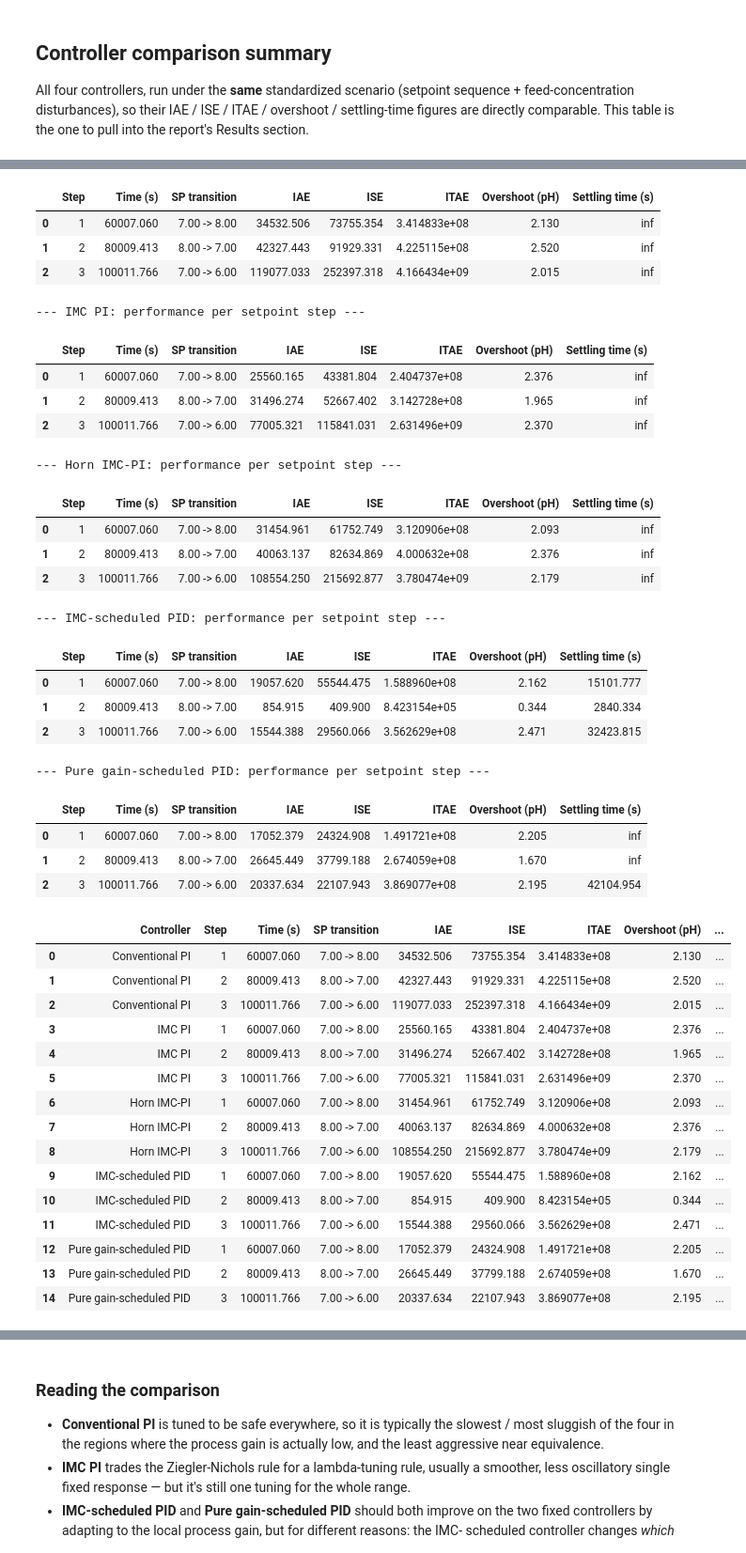
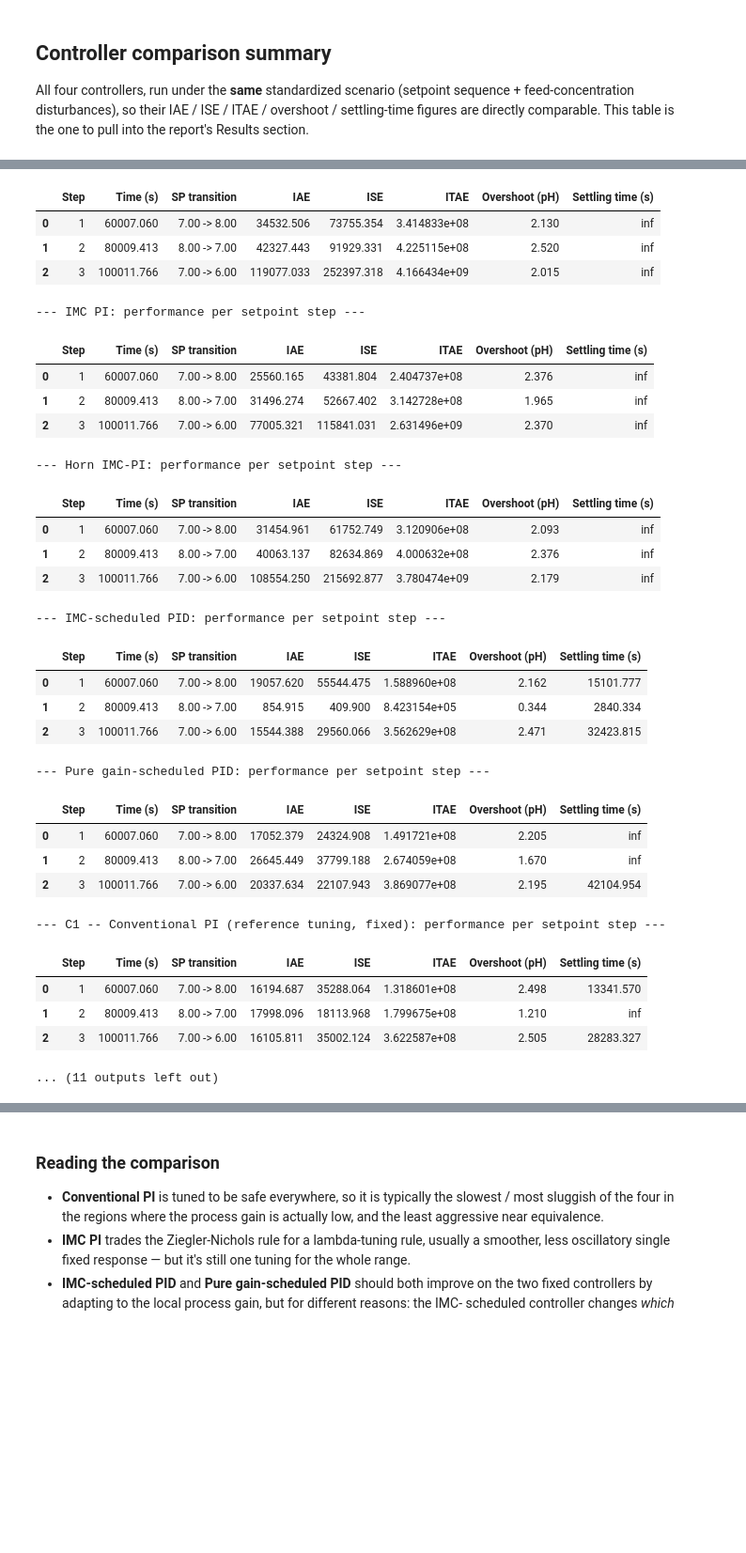
Before and after one commit to 1Abosh/Claude, a Jupyter notebook: Lab_Scale_CSTR_Simulation_2_corrected.ipynb, the cells around one changed output, grey strips where cells are left out. Shown at 94% size. Cells and saved outputs as stored; diff of their text form; code cells hidden in the pictures; blank space fills up the shorter version.

```diff
--- a/Lab_Scale_CSTR_Simulation_2_corrected.ipynb
+++ b/Lab_Scale_CSTR_Simulation_2_corrected.ipynb
@@ -1168,0 +1396,14 @@ survey uncited despite sitting in the project's own reference library.
+# %%
+# ============================================================
+# DESIGN RULES (Section 2) -- reused identically by all six controllers below
+# ============================================================
+
+def pi_reference(Ku_val, Pu_val, f):
+    """Ziegler-Nichols-family reference tuning from the ultimate gain/period. Returns
+    (Kc, Ti, Td); Td is always 0 -- PI only, matching every other reference-tuned/fixed
+    controller in this notebook."""
+    return f * Ku_val, 2.0 * Pu_val, 0.0
+
+REFERENCE_TUNING_F_DEFAULT = 0.2
+IMC_LAMBDA_K_DEFAULT = 2.25   # == LAMBDA_MULTIPLIER above, named again here so this
+                              # section's rule statement is self-contained
@@ -1168,0 +1922,25 @@ survey uncited despite sitting in the project's own reference library.
+# %%
+# Process gain and loop gain vs. pH -- the 3-reference schedules (C2, C4) should show a
+# sharp loop-gain spike sitting directly over the equivalence point (pH ~7), which the
+# 5-reference schedules (C2b, C4b) resolve by adding breakpoints there.
+_pH_plot = np.linspace(4, 10, 300)
+_kp_plot = np.array([local_gain_analytic(p) for p in _pH_plot])
+
+fig, (ax1, ax2) = plt.subplots(1, 2, figsize=(13, 4.5))
+ax1.plot(_pH_plot, _kp_plot, color='tab:blue')
+ax1.set_yscale('log')
+ax1.set_xlabel("pH"); ax1.set_ylabel("Analytic local process gain $K_p$ (log scale)")
+ax1.grid(alpha=0.3); ax1.set_title("Process gain vs. pH")
+
+for name, params, color in [
+        ('C2 (3-ref GS-PI)', final_params_C2, 'tab:red'),
+        ('C4 (3-ref GS-IMC)', final_params_C4, 'tab:orange'),
+        ('C2b (5-ref GS-PI)', final_params_C2b, 'tab:green'),
+        ('C4b (5-ref GS-IMC)', final_params_C4b, 'tab:purple')]:
+    kc_val = params['Kc']
+    kc_curve = np.array([kc_val.calculate_gain(p) for p in _pH_plot])
+    ax2.plot(_pH_plot, kc_curve * _kp_plot, color=color, label=name)
+ax2.set_yscale('log')
+ax2.set_xlabel("pH"); ax2.set_ylabel("Loop gain $K_c(pH) \\cdot K_p(pH)$ (log scale)")
+ax2.grid(alpha=0.3); ax2.legend(fontsize=8); ax2.set_title("Loop gain vs. pH, 3-ref vs. 5-ref schedules")
+plt.tight_layout(); plt.show()
@@ -1196,6 +2011,10 @@ controllers = {
     'IMC-scheduled PID':   dict(Kc=kc_scheduler_imc, Ti=ti_scheduler_imc, Td=td_scheduler_imc),
     'Pure gain-scheduled PID': dict(Kc=kc_scheduler_pure, Ti=Ti_pure, Td=Td_pure,
                                      schedule_filter_tau=schedule_filter_tau),
+    # Six controllers from "Reference-tuned and IMC-derived controllers on a common design
+    # basis" above -- added here so they flow through comparison_df/summary_df, the margins
+    # table and the robustness section below exactly like the original four/five.
+    **NEW_CONTROLLERS,
 }
 
 all_rows = []
@@ -1206,49 +2025,39 @@ for name, params in controllers.items():
     all_rows.append(df)
 
 comparison_df = pd.concat(all_rows, ignore_index=True)
 comparison_df
 # %% [output]
 --- Conventional PI: performance per setpoint step ---
 |  | Step | Time (s) | SP transition | IAE | ISE | ITAE | Overshoot (pH) | Settling time (s) |
 | 0 | 1 | 60007.060 | 7.00 -> 8.00 | 34532.506 | 73755.354 | 3.414833e+08 | 2.130 | inf |
 | 1 | 2 | 80009.413 | 8.00 -> 7.00 | 42327.443 | 91929.331 | 4.225115e+08 | 2.520 | inf |
 | 2 | 3 | 100011.766 | 7.00 -> 6.00 | 119077.033 | 252397.318 | 4.166434e+09 | 2.015 | inf |
 --- IMC PI: performance per setpoint step ---
 |  | Step | Time (s) | SP transition | IAE | ISE | ITAE | Overshoot (pH) | Settling time (s) |
 | 0 | 1 | 60007.060 | 7.00 -> 8.00 | 25560.165 | 43381.804 | 2.404737e+08 | 2.376 | inf |
 | 1 | 2 | 80009.413 | 8.00 -> 7.00 | 31496.274 | 52667.402 | 3.142728e+08 | 1.965 | inf |
 | 2 | 3 | 100011.766 | 7.00 -> 6.00 | 77005.321 | 115841.031 | 2.631496e+09 | 2.370 | inf |
 --- Horn IMC-PI: performance per setpoint step ---
 |  | Step | Time (s) | SP transition | IAE | ISE | ITAE | Overshoot (pH) | Settling time (s) |
 | 0 | 1 | 60007.060 | 7.00 -> 8.00 | 31454.961 | 61752.749 | 3.120906e+08 | 2.093 | inf |
 | 1 | 2 | 80009.413 | 8.00 -> 7.00 | 40063.137 | 82634.869 | 4.000632e+08 | 2.376 | inf |
 | 2 | 3 | 100011.766 | 7.00 -> 6.00 | 108554.250 | 215692.877 | 3.780474e+09 | 2.179 | inf |
 --- IMC-scheduled PID: performance per setpoint step ---
 |  | Step | Time (s) | SP transition | IAE | ISE | ITAE | Overshoot (pH) | Settling time (s) |
 | 0 | 1 | 60007.060 | 7.00 -> 8.00 | 19057.620 | 55544.475 | 1.588960e+08 | 2.162 | 15101.777 |
 | 1 | 2 | 80009.413 | 8.00 -> 7.00 | 854.915 | 409.900 | 8.423154e+05 | 0.344 | 2840.334 |
 | 2 | 3 | 100011.766 | 7.00 -> 6.00 | 15544.388 | 29560.066 | 3.562629e+08 | 2.471 | 32423.815 |
 --- Pure gain-scheduled PID: performance per setpoint step ---
 |  | Step | Time (s) | SP transition | IAE | ISE | ITAE | Overshoot (pH) | Settling time (s) |
 | 0 | 1 | 60007.060 | 7.00 -> 8.00 | 17052.379 | 24324.908 | 1.491721e+08 | 2.205 | inf |
 | 1 | 2 | 80009.413 | 8.00 -> 7.00 | 26645.449 | 37799.188 | 2.674059e+08 | 1.670 | inf |
 | 2 | 3 | 100011.766 | 7.00 -> 6.00 | 20337.634 | 22107.943 | 3.869077e+08 | 2.195 | 42104.954 |
+--- C1 -- Conventional PI (reference tuning, fixed): performance per setpoint step ---
-|  | Controller | Step | Time (s) | SP transition | IAE | ISE | ITAE | Overshoot (pH) | ... |
-| 0 | Conventional PI | 1 | 60007.060 | 7.00 -> 8.00 | 34532.506 | 73755.354 | 3.414833e+08 | 2.130 | ... |
-| 1 | Conventional PI | 2 | 80009.413 | 8.00 -> 7.00 | 42327.443 | 91929.331 | 4.225115e+08 | 2.520 | ... |
-| 2 | Conventional PI | 3 | 100011.766 | 7.00 -> 6.00 | 119077.033 | 252397.318 | 4.166434e+09 | 2.015 | ... |
-| 3 | IMC PI | 1 | 60007.060 | 7.00 -> 8.00 | 25560.165 | 43381.804 | 2.404737e+08 | 2.376 | ... |
-| 4 | IMC PI | 2 | 80009.413 | 8.00 -> 7.00 | 31496.274 | 52667.402 | 3.142728e+08 | 1.965 | ... |
-| 5 | IMC PI | 3 | 100011.766 | 7.00 -> 6.00 | 77005.321 | 115841.031 | 2.631496e+09 | 2.370 | ... |
-| 6 | Horn IMC-PI | 1 | 60007.060 | 7.00 -> 8.00 | 31454.961 | 61752.749 | 3.120906e+08 | 2.093 | ... |
-| 7 | Horn IMC-PI | 2 | 80009.413 | 8.00 -> 7.00 | 40063.137 | 82634.869 | 4.000632e+08 | 2.376 | ... |
-| 8 | Horn IMC-PI | 3 | 100011.766 | 7.00 -> 6.00 | 108554.250 | 215692.877 | 3.780474e+09 | 2.179 | ... |
-| 9 | IMC-scheduled PID | 1 | 60007.060 | 7.00 -> 8.00 | 19057.620 | 55544.475 | 1.588960e+08 | 2.162 | ... |
-| 10 | IMC-scheduled PID | 2 | 80009.413 | 8.00 -> 7.00 | 854.915 | 409.900 | 8.423154e+05 | 0.344 | ... |
-| 11 | IMC-scheduled PID | 3 | 100011.766 | 7.00 -> 6.00 | 15544.388 | 29560.066 | 3.562629e+08 | 2.471 | ... |
-| 12 | Pure gain-scheduled PID | 1 | 60007.060 | 7.00 -> 8.00 | 17052.379 | 24324.908 | 1.491721e+08 | 2.205 | ... |
-| 13 | Pure gain-scheduled PID | 2 | 80009.413 | 8.00 -> 7.00 | 26645.449 | 37799.188 | 2.674059e+08 | 1.670 | ... |
-| 14 | Pure gain-scheduled PID | 3 | 100011.766 | 7.00 -> 6.00 | 20337.634 | 22107.943 | 3.869077e+08 | 2.195 | ... |
+|  | Step | Time (s) | SP transition | IAE | ISE | ITAE | Overshoot (pH) | Settling time (s) |
+| 0 | 1 | 60007.060 | 7.00 -> 8.00 | 16194.687 | 35288.064 | 1.318601e+08 | 2.498 | 13341.570 |
+| 1 | 2 | 80009.413 | 8.00 -> 7.00 | 17998.096 | 18113.968 | 1.799675e+08 | 1.210 | inf |
+| 2 | 3 | 100011.766 | 7.00 -> 6.00 | 16105.811 | 35002.124 | 3.622587e+08 | 2.505 | 28283.327 |
+... (11 outputs left out)
 # %%
 summary_df = (comparison_df.groupby('Controller')[['IAE', 'ISE', 'ITAE', 'Overshoot (pH)']]
               .mean().round(3))
```
Also changed, not shown: parts of 30 cells of this notebook, 1 other file.
